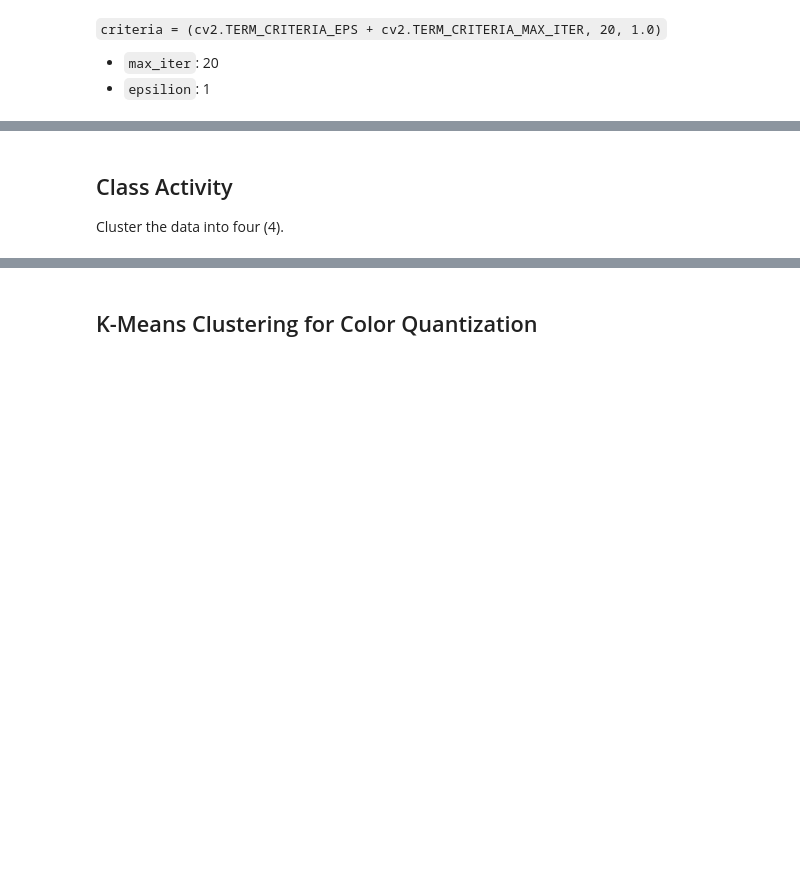
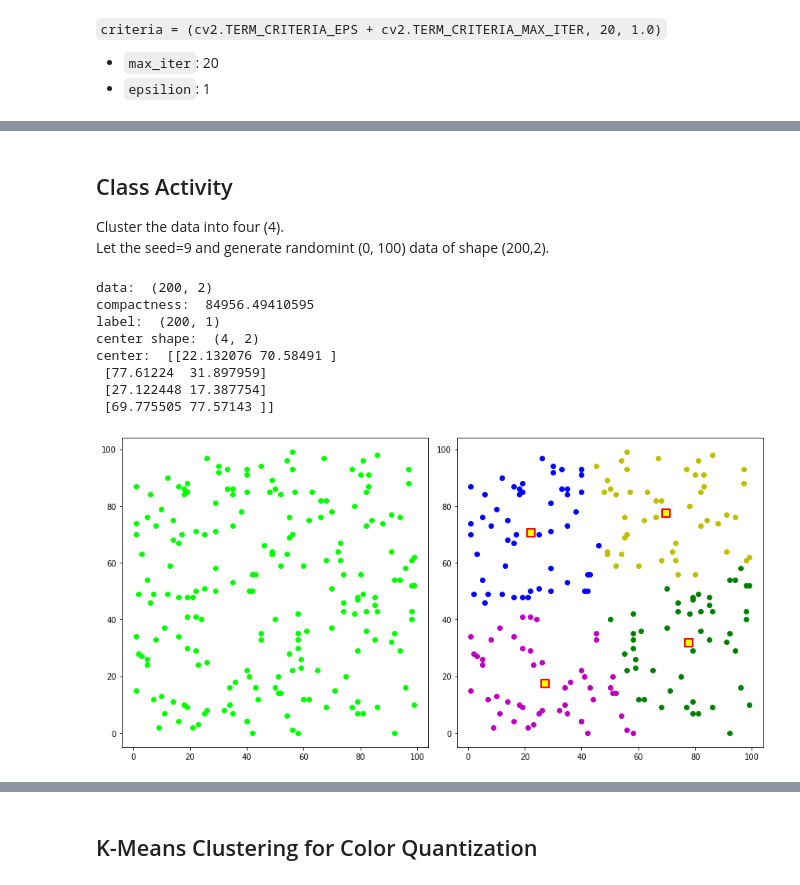
Before and after one commit to goke-ai/cv, a Jupyter notebook: essential/16.ipynb, the cells around one changed output, grey strips where cells are left out. Drawn from its saved outputs; the diff is of its cells as text; code cells hidden in the pictures; blank space fills up the shorter version.

```diff
--- a/essential/16.ipynb
+++ b/essential/16.ipynb
@@ -168,3 +289,78 @@ center:  (3, 2)
 ## Class Activity
 
 Cluster the data into four (4).
+Let the seed=9 and generate randomint (0, 100) data of shape (200,2).
+# %%
+# import numpy
+import numpy as np
+
+# import pyplot
+import matplotlib.pyplot as plt
+
+# seed = 9
+np.random.seed(9)
+
+# generate random integer data between 0-100 of shape (200,2)
+data = np.random.randint(0,100,(200,2))
+
+# convert to float32
+data = np.float32(data)
+
+# cluster K=4
+# criteria
+max_iter = 20
+epsilon = 1.0
+criteria = (cv.TERM_CRITERIA_EPS + cv.TERM_CRITERIA_MAX_ITER, max_iter, epsilon)
+
+# cluster
+K = 4
+compactness, label, center = cv.kmeans(data, K, None, criteria, 10, cv.KMEANS_RANDOM_CENTERS)
+
+print('data: ', data.shape)
+print('compactness: ', compactness)
+print('label: ', label.shape)
+print('center shape: ', center.shape)
+print('center: ', center)
+
+# make label single row
+label_row = label.ravel()
+
+# sort into group by using bool indexing
+A = data[label_row == 0]
+B = data[label_row == 1]
+C = data[label_row == 2]
+D = data[label_row == 3]
+
+# plot original and cluster
+fig = plt.figure(figsize=(12, 6))
+
+# original on subplot (1,2,1)
+
+plt.subplot(121)
+plt.scatter(data[:,0], data[:,1], c='lime')
+
+# clustered on subplot (1,2,2)
+# plot clustered data
+plt.subplot(122)
+plt.scatter(A[:,0], A[:,1], c='b')
+plt.scatter(B[:,0], B[:,1], c='g')
+plt.scatter(C[:,0], C[:,1], c='m')
+plt.scatter(D[:,0], D[:,1], c='y')
+
+plt.scatter(center[:,0], center[:,1], s=100, c='yellow', marker='s', edgecolors='red', linewidths=2)
+
+# remove spaces
+plt.tight_layout()
+
+# clean up
+plt.show()
+# %% [output]
+data:  (200, 2)
+compactness:  84956.49410595
+label:  (200, 1)
+center shape:  (4, 2)
+center:  [[22.132076 70.58491 ]
+ [77.61224  31.897959]
+ [27.122448 17.387754]
+ [69.775505 77.57143 ]]
+[figure, added]
```
Also changed, not shown: parts of 17 cells of this notebook, 2 other files.
